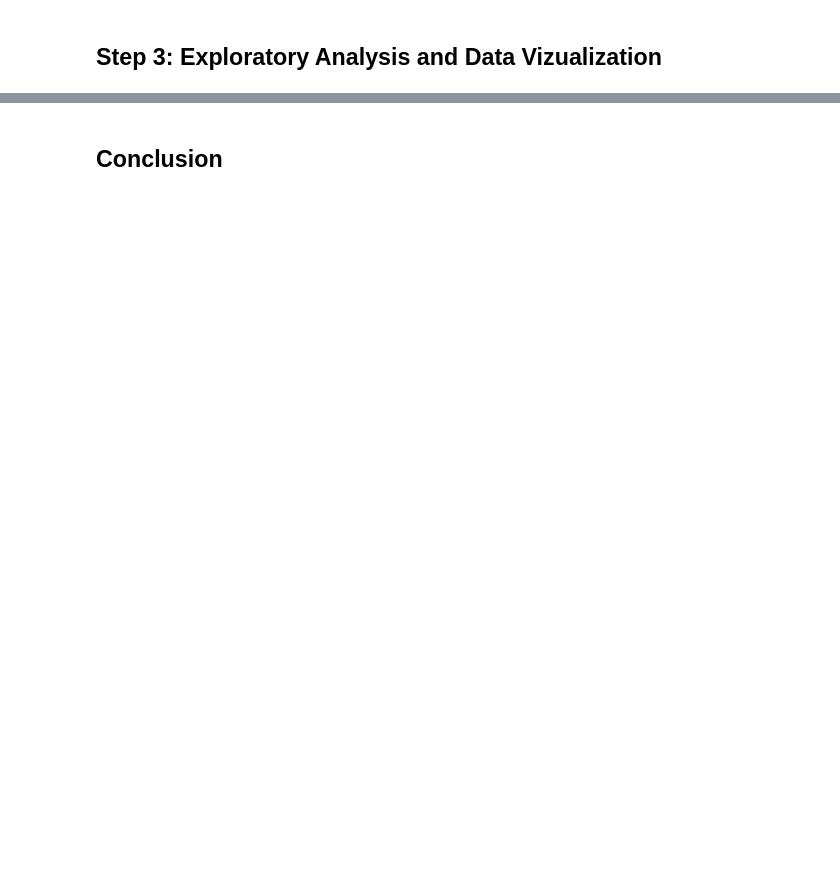
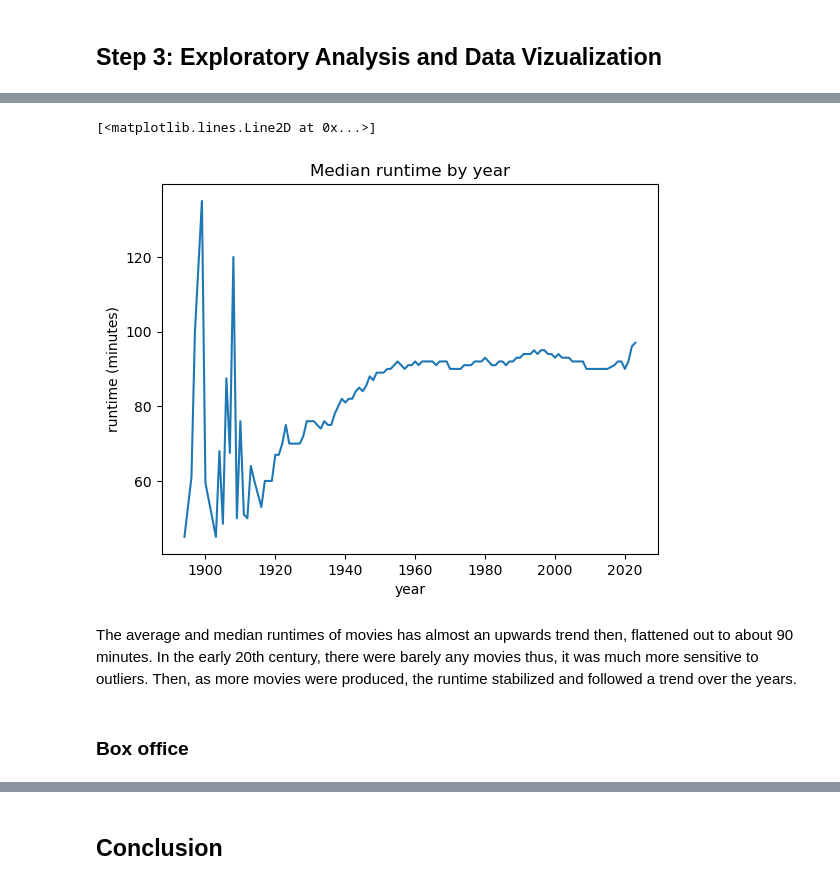
Before and after one commit to James-Trauger/James-Trauger.github.io, a Jupyter notebook: james.ipynb, the cells around one changed output, grey strips where cells are left out. Drawn from its saved outputs; the diff is of its cells as text; code cells hidden in the pictures; blank space fills up the shorter version.

```diff
--- a/james.ipynb
+++ b/james.ipynb
@@ -129,0 +191,12 @@ df.sort_values(by=['numVotes'], ascending=False).head(10)
+# %%
+plt.xlabel('year')
+plt.ylabel('runtime (minutes)')
+plt.title('Median runtime by year')
+plt.plot(by_year['runtimeMinutes'].median())
+# %% [output]
+[<matplotlib.lines.Line2D at 0x...>]
+[figure, added]
+# %% [markdown]
+The average and median runtimes of movies has almost an upwards trend then, flattened out to about 90 minutes. In the early 20th century, there were barely any movies thus, it was much more sensitive to outliers. Then, as more movies were produced, the runtime stabilized and followed a trend over the years.
+# %% [markdown]
+### Box office
```
Also changed, not shown: parts of 26 cells of this notebook.
